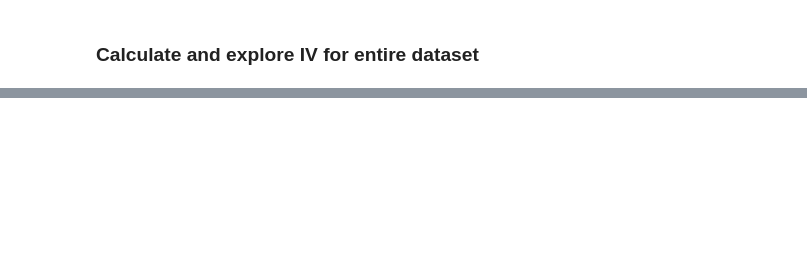
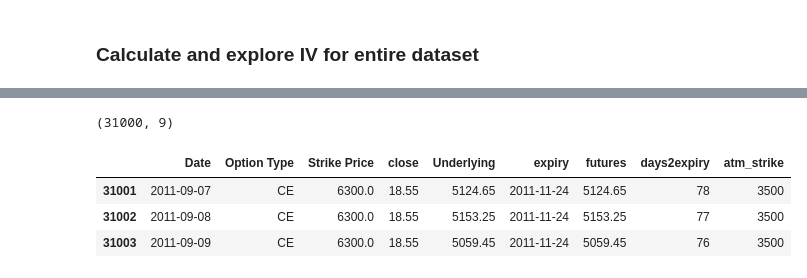
Before and after one commit to gurdeep101/fattailgain, a Jupyter notebook: nifty_option_pricing/code/nifty_option_pricing.ipynb, the cells around one changed output, grey strips where cells are left out. Cells and saved outputs as stored; diff of their text form; code cells hidden in the pictures; blank space fills up the shorter version.

```diff
--- a/nifty_option_pricing/code/nifty_option_pricing.ipynb
+++ b/nifty_option_pricing/code/nifty_option_pricing.ipynb
@@ -450,0 +459,10 @@ end-start
+# %%
+df2 = option2.loc[31001:62000,:]
+print(df2.shape)
+df2.head(3)
+# %% [output]
+(31000, 9)
+|  | Date | Option Type | Strike Price | close | Underlying | expiry | futures | days2expiry | atm_strike |
+| 31001 | 2011-09-07 | CE | 6300.0 | 18.55 | 5124.65 | 2011-11-24 | 5124.65 | 78 | 3500 |
+| 31002 | 2011-09-08 | CE | 6300.0 | 18.55 | 5153.25 | 2011-11-24 | 5153.25 | 77 | 3500 |
+| 31003 | 2011-09-09 | CE | 6300.0 | 18.55 | 5059.45 | 2011-11-24 | 5059.45 | 76 | 3500 |
```
Also changed, not shown: parts of 26 cells of this notebook, 7 other files.
